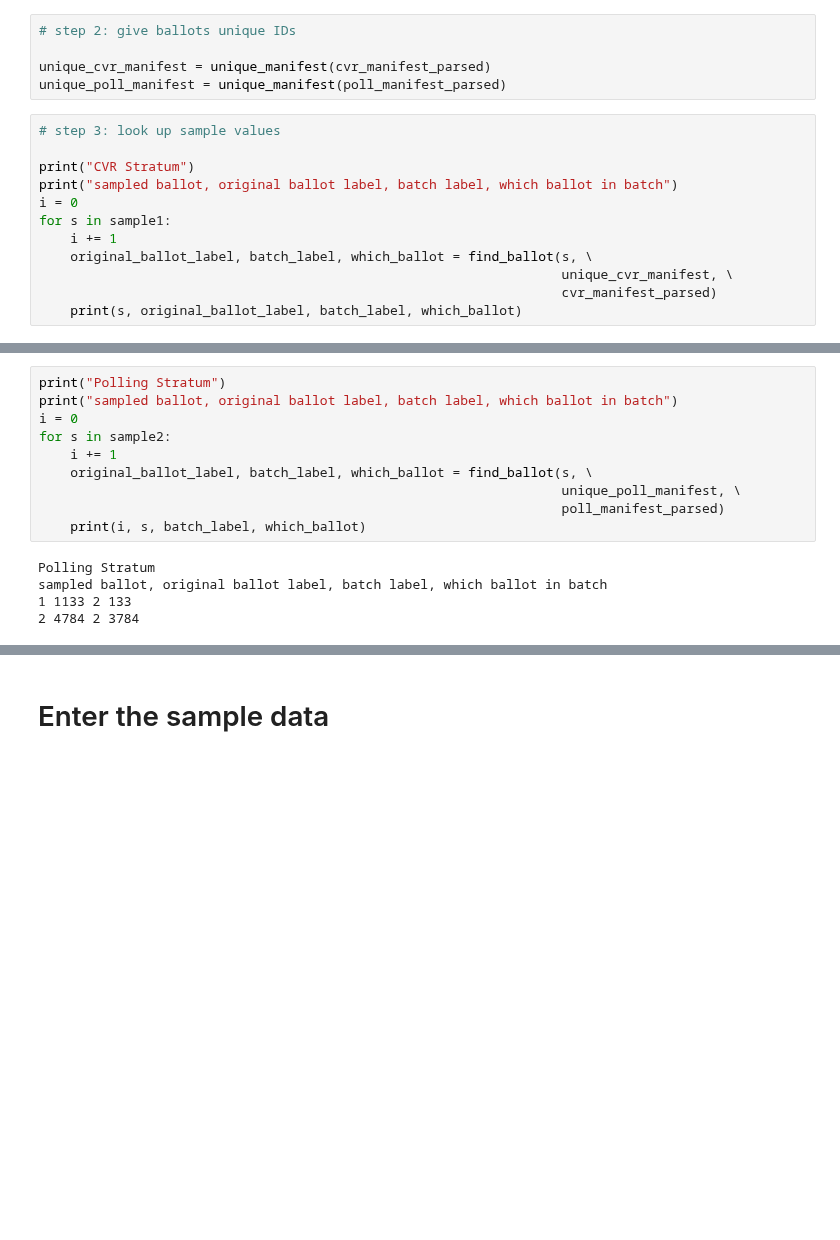
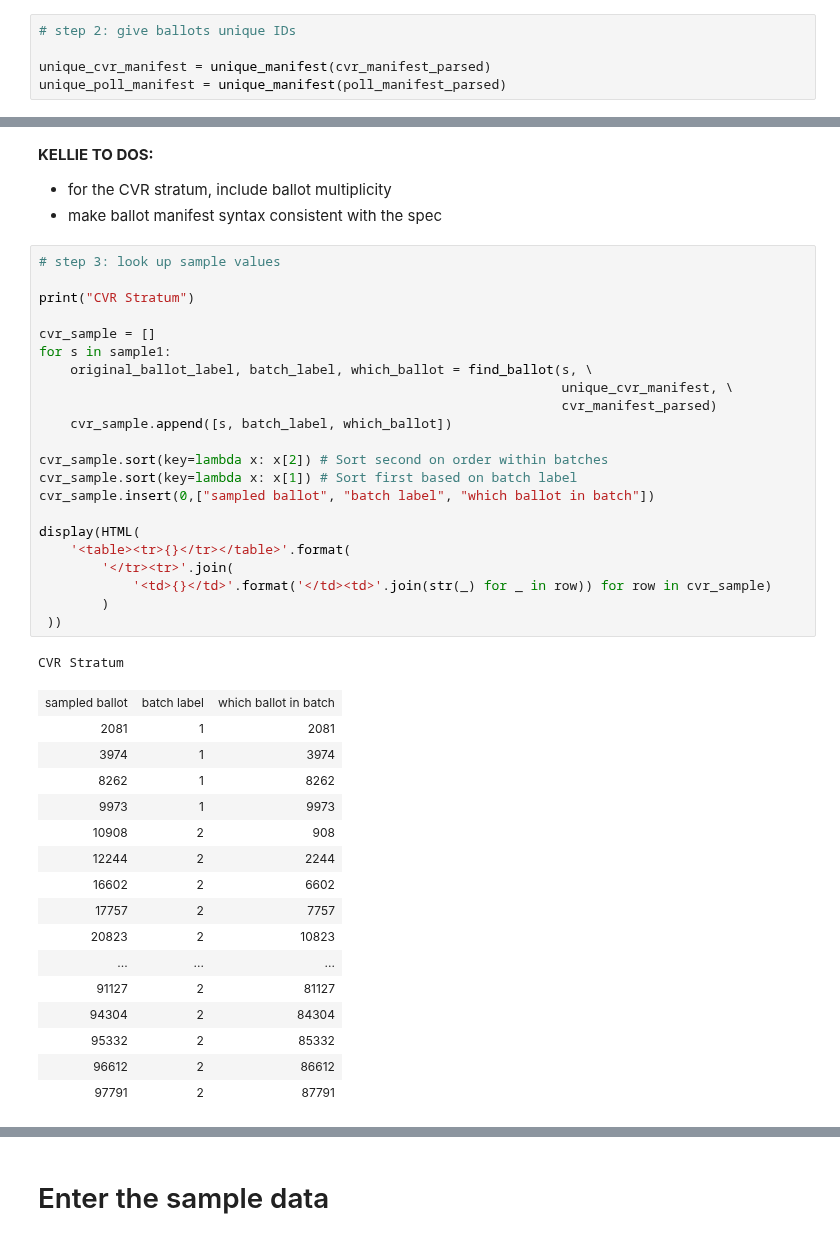
Before and after one commit to pbstark/CORLA18, a Jupyter notebook: code/suite_toolkit.ipynb, the cells around one changed output, grey strips where cells are left out. Cells and saved outputs as stored; diff of their text form; blank space fills up the shorter version.

Commit message:
improve ballot manifest lookup and audit JSON dump

```diff
--- a/code/suite_toolkit.ipynb
+++ b/code/suite_toolkit.ipynb
@@ -317,15 +324,3 @@ assert listed_poll == stratum_sizes[1]
 
 unique_cvr_manifest = unique_manifest(cvr_manifest_parsed)
 unique_poll_manifest = unique_manifest(poll_manifest_parsed)
-# %%
-# step 3: look up sample values
-
-print("CVR Stratum")
-print("sampled ballot, original ballot label, batch label, which ballot in batch")
-i = 0
-for s in sample1:
-    i += 1
-    original_ballot_label, batch_label, which_ballot = find_ballot(s, \
-                                                                   unique_cvr_manifest, \
-                                                                   cvr_manifest_parsed)
-    print(s, original_ballot_label, batch_label, which_ballot)
@@ -350,15 +327,44 @@ sampled ballot, original ballot label, batch label, which ballot in batch
-# %%
-print("Polling Stratum")
-print("sampled ballot, original ballot label, batch label, which ballot in batch")
-i = 0
-for s in sample2:
-    i += 1
-    original_ballot_label, batch_label, which_ballot = find_ballot(s, \
-                                                                   unique_poll_manifest, \
-                                                                   poll_manifest_parsed)
-    print(i, s, batch_label, which_ballot)
-# %% [output]
-Polling Stratum
-sampled ballot, original ballot label, batch label, which ballot in batch
-1 1133 2 133
-2 4784 2 3784
+# %% [markdown]
+**KELLIE TO DOS:**
+* for the CVR stratum, include ballot multiplicity
+* make ballot manifest syntax consistent with the spec
+# %%
+# step 3: look up sample values
+
+print("CVR Stratum")
+
+cvr_sample = []
+for s in sample1:
+    original_ballot_label, batch_label, which_ballot = find_ballot(s, \
+                                                                   unique_cvr_manifest, \
+                                                                   cvr_manifest_parsed)
+    cvr_sample.append([s, batch_label, which_ballot])
+
+cvr_sample.sort(key=lambda x: x[2]) # Sort second on order within batches
+cvr_sample.sort(key=lambda x: x[1]) # Sort first based on batch label
+cvr_sample.insert(0,["sampled ballot", "batch label", "which ballot in batch"])
+
+display(HTML(
+    '<table><tr>{}</tr></table>'.format(
+        '</tr><tr>'.join(
+            '<td>{}</td>'.format('</td><td>'.join(str(_) for _ in row)) for row in cvr_sample)
+        )
+ ))
+# %% [output]
+CVR Stratum
+| sampled ballot | batch label | which ballot in batch |
+| 2081 | 1 | 2081 |
+| 3974 | 1 | 3974 |
+| 8262 | 1 | 8262 |
+| 9973 | 1 | 9973 |
+| 10908 | 2 | 908 |
+| 12244 | 2 | 2244 |
+| 16602 | 2 | 6602 |
+| 17757 | 2 | 7757 |
+| 20823 | 2 | 10823 |
+| ... | ... | ... |
+| 91127 | 2 | 81127 |
+| 94304 | 2 | 84304 |
+| 95332 | 2 | 85332 |
+| 96612 | 2 | 86612 |
+| 97791 | 2 | 87791 |
```
Also changed, not shown: parts of 8 cells of this notebook, 1 other file.
